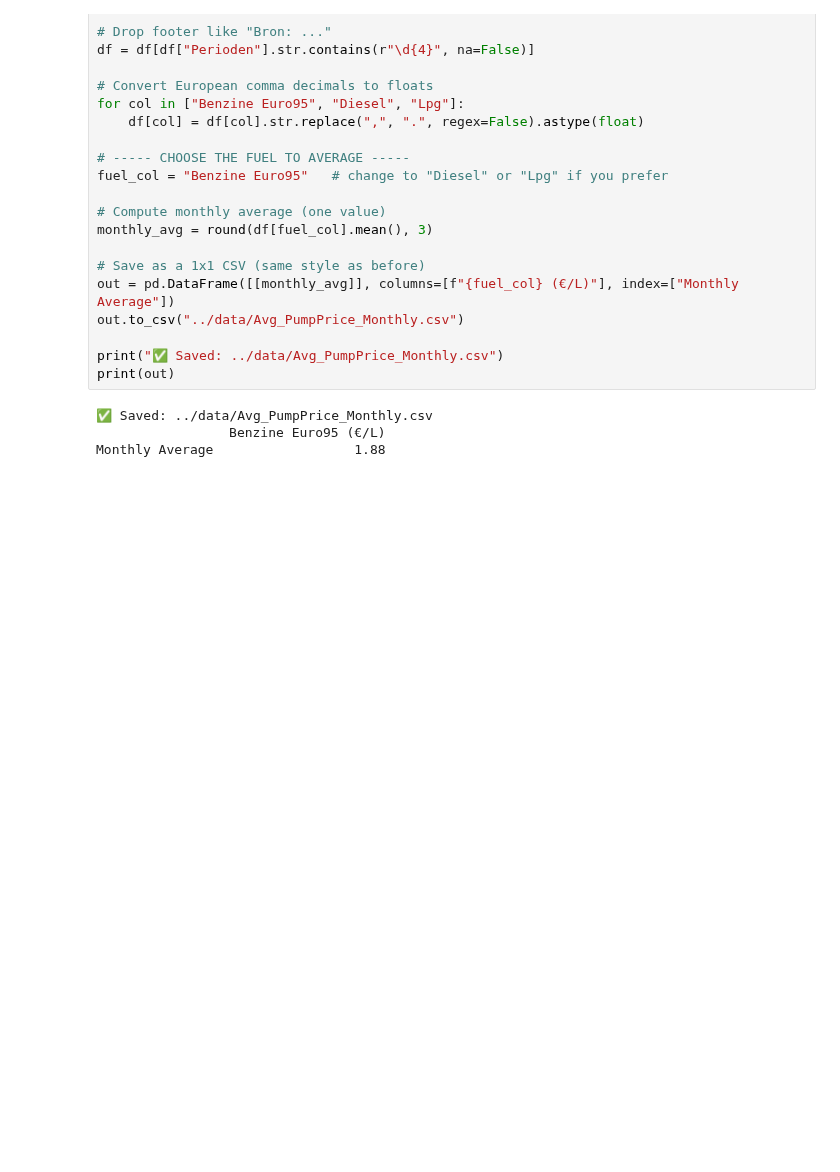
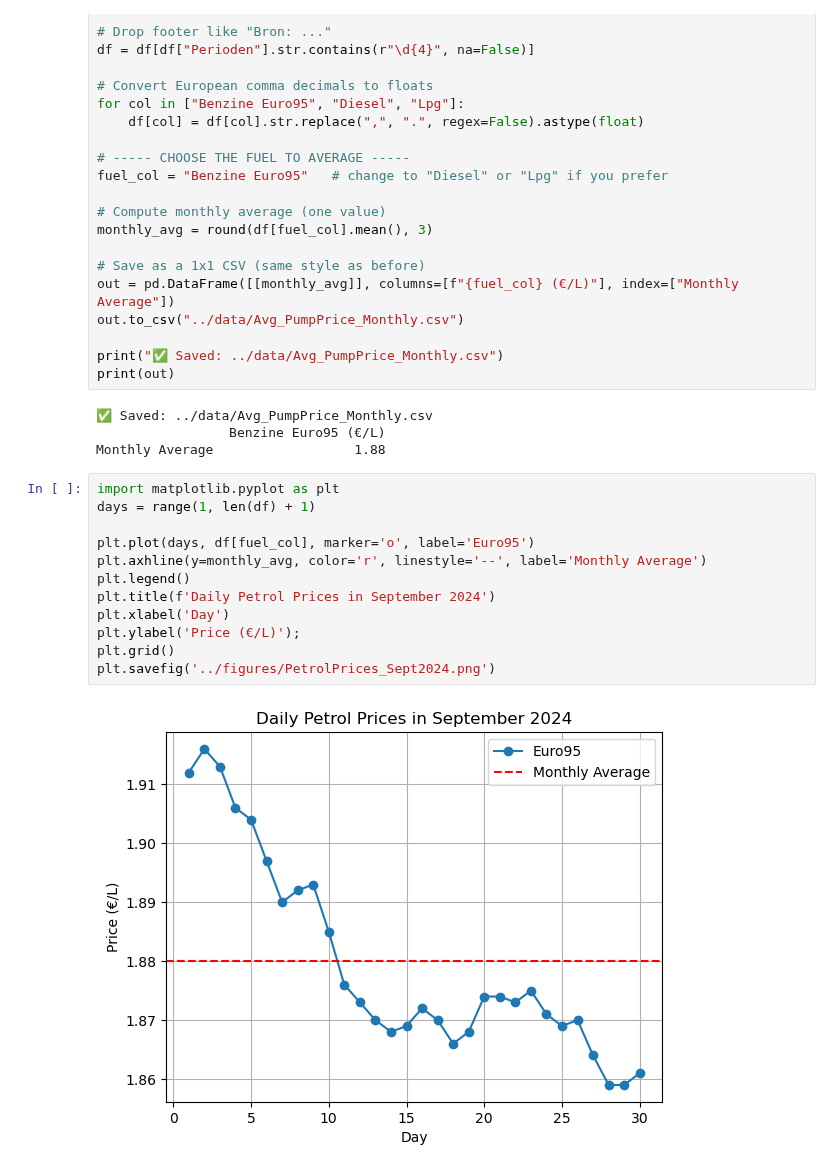
Before and after one commit to gkosmidis4/TiL-6022-Group-Project, a Jupyter notebook: code/Filter_Cardata.ipynb, the cells around one changed output. Cells and saved outputs as stored; diff of their text form; blank space fills up the shorter version.

Commit message:
added plot of petrol prices in September 2024

```diff
--- a/code/Filter_Cardata.ipynb
+++ b/code/Filter_Cardata.ipynb
@@ -200,3 +200,17 @@ print(out)
 ✅ Saved: ../data/Avg_PumpPrice_Monthly.csv
                  Benzine Euro95 (€/L)
 Monthly Average                  1.88
+# %%
+import matplotlib.pyplot as plt
+days = range(1, len(df) + 1)
+
+plt.plot(days, df[fuel_col], marker='o', label='Euro95')
+plt.axhline(y=monthly_avg, color='r', linestyle='--', label='Monthly Average')
+plt.legend()
+plt.title(f'Daily Petrol Prices in September 2024')
+plt.xlabel('Day')
+plt.ylabel('Price (€/L)');
+plt.grid()
+plt.savefig('../figures/PetrolPrices_Sept2024.png')
+# %% [output]
+[figure, added]
```
Also changed, not shown: parts of 1 cell of this notebook, 1 other file.
